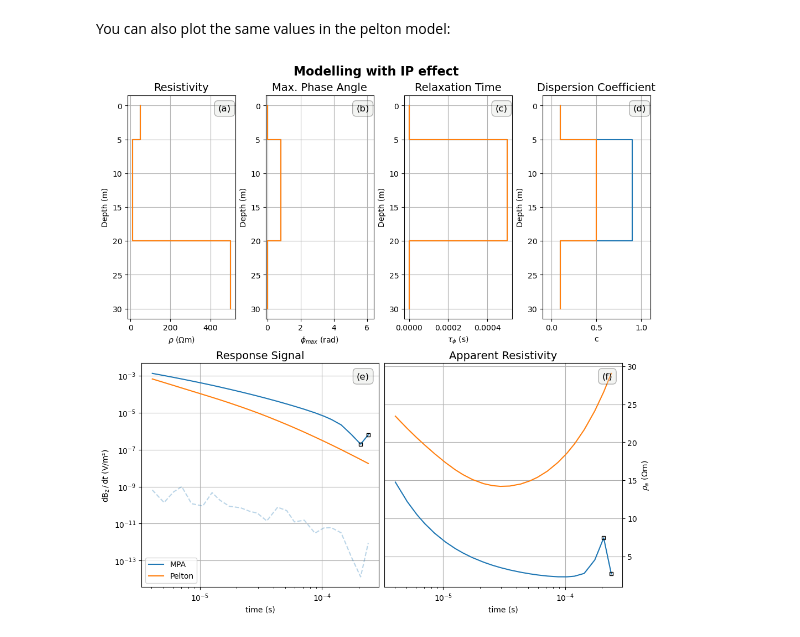
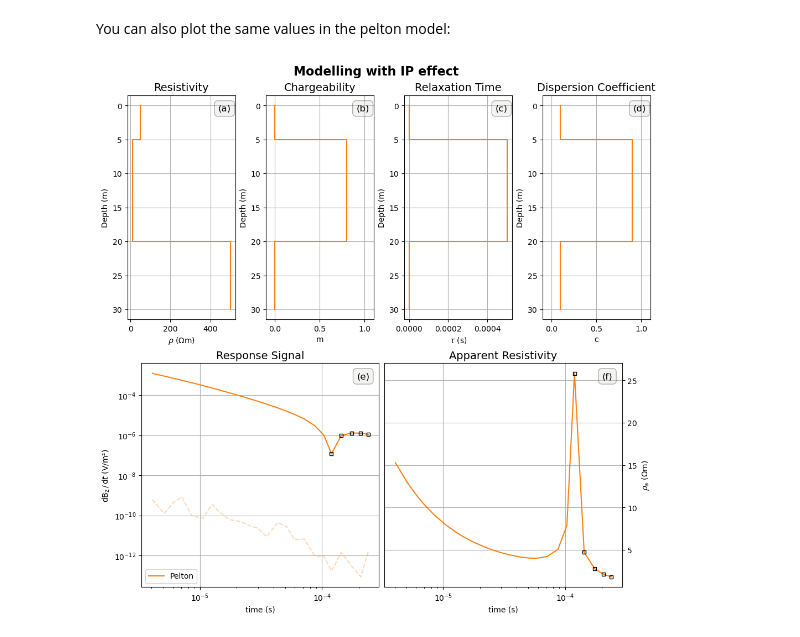
Before and after one commit to pb-tuwien/geophysics_repo, a Jupyter notebook: tutorials/TEM/tutorial_ForwardTEM_with_IP.ipynb, the cells around one changed output. Saved outputs shown, nothing was run; the diff lists cells and outputs as text; code cells hidden in the pictures.

```diff
--- a/tutorials/TEM/tutorial_ForwardTEM_with_IP.ipynb
+++ b/tutorials/TEM/tutorial_ForwardTEM_with_IP.ipynb
@@ -123,31 +123,30 @@ forward_solver.run('MPA')
 # %% [markdown]
 You can also plot the same values in the pelton model:
 # %%
-forward_solver.track = True
 # Thickness of each layer in meters
 thk = [5, 15, 10]
 
 # Direct current resistivity of each layer in Ohm meters
 rho_0 = [50, 10, 500]
 
 # Chargeability of each layer
 m = [0, 0.8, 0]
 
 # Relaxation time of each layer in seconds
 tau = [1e-6, 5e-4, 1e-6]
 
 # Dispersion coefficient of each layer
-c = [0.1, 0.5, 0.1]
+c = [0.1, 0.9, 0.1]
 
 # Add the max phase angle model
-forward_solver.add_mpa_model(
+forward_solver.add_pelton_model(
     thickness=thk,
     resistivity=rho_0,
-    max_phase_angle=m,
+    chargeability=m,
     relaxation_time=tau,
     dispersion_coefficient=c)
 
 
 forward_solver.run('Pelton')
 # %% [output]
-[figure, old version]
+[figure, new version]
```
Also changed, not shown: 53 other files.
